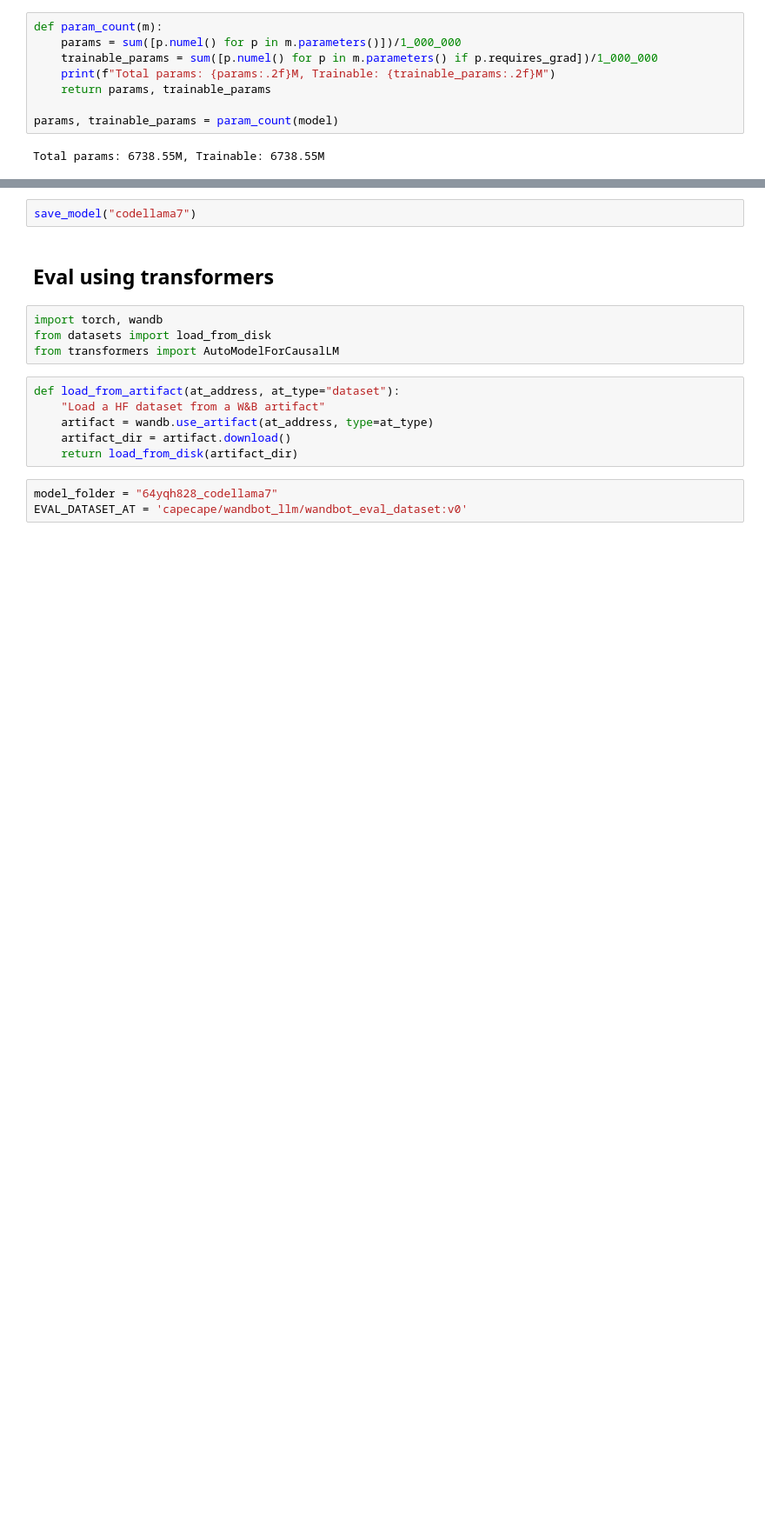
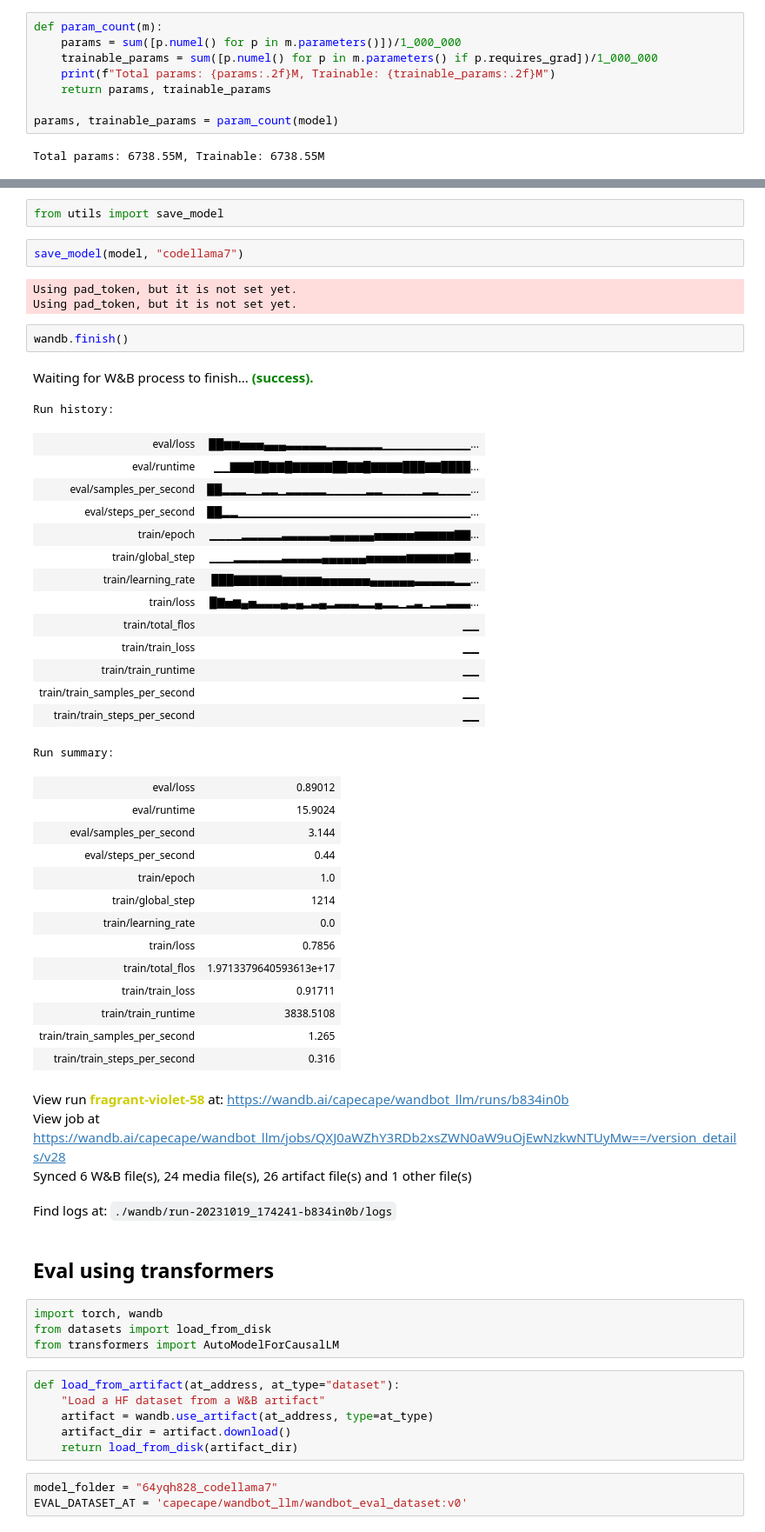
Before and after one commit to tcapelle/wandbot_llm, a Jupyter notebook: 02_instruct.ipynb, the cells around one changed output, grey strips where cells are left out. Shown: that part at 87% size. Drawn from its saved outputs; the diff is of its cells as text; blank space fills up the shorter version.

```diff
--- a/02_instruct.ipynb
+++ b/02_instruct.ipynb
@@ -155,5 +185,46 @@ TrainOutput(global_step=1227, training_loss=0.8360894948559849, metrics={'train_
+# %%
+from utils import save_model
 # %%
-save_model("codellama7")
+save_model(model, "codellama7")
+# %% [output]
+Using pad_token, but it is not set yet.
+Using pad_token, but it is not set yet.
+# %%
+wandb.finish()
+# %% [output]
+Waiting for W&B process to finish... (success).
+Run history:
+| eval/loss | ██▆▆▅▅▅▄▄▄▃▃▃▃▃▂▂▂▂▂▂▂▁▁▁▁▁▁▁▁▁▁▁... |
+| eval/runtime | ▁▁▇▇▇██▇▇█▇▇▇▇▇██▇▇█▇▇▇▇███▇▇████... |
+| eval/samples_per_second | ██▂▂▂▁▁▂▂▁▂▂▂▂▂▁▁▁▁▁▂▂▁▁▁▁▁▂▂▁▁▁▁... |
+| eval/steps_per_second | ██▂▂▁▁▁▁▁▁▁▁▁▁▁▁▁▁▁▁▁▁▁▁▁▁▁▁▁▁▁▁▁... |
+| train/epoch | ▁▁▁▁▂▂▂▂▂▃▃▃▃▃▃▄▄▄▄▄▄▅▅▅▅▅▆▆▆▆▆▇▇... |
+| train/global_step | ▁▁▁▂▂▂▂▂▂▃▃▃▃▃▄▄▄▄▄▄▅▅▅▅▅▆▆▆▆▆▆▇▇... |
+| train/learning_rate | ███▇▇▇▇▇▇▆▆▆▆▆▅▅▅▅▅▅▄▄▄▄▄▄▃▃▃▃▃▂▂... |
+| train/loss | █▇▅▆▄▅▃▃▃▄▃▄▂▃▄▂▃▃▃▂▂▄▂▂▁▂▃▁▂▂▃▃▃... |
+| train/total_flos | ▁▁ |
+| train/train_loss | ▁▁ |
+| train/train_runtime | ▁▁ |
+| train/train_samples_per_second | ▁▁ |
+| train/train_steps_per_second | ▁▁ |
+Run summary:
+| eval/loss | 0.89012 |
+| eval/runtime | 15.9024 |
+| eval/samples_per_second | 3.144 |
+| eval/steps_per_second | 0.44 |
+| train/epoch | 1.0 |
+| train/global_step | 1214 |
+| train/learning_rate | 0.0 |
+| train/loss | 0.7856 |
+| train/total_flos | 1.9713379640593613e+17 |
+| train/train_loss | 0.91711 |
+| train/train_runtime | 3838.5108 |
+| train/train_samples_per_second | 1.265 |
+| train/train_steps_per_second | 0.316 |
+View run fragrant-violet-58 at: https://wandb.ai/capecape/wandbot_llm/runs/b834in0b
+View job at https://wandb.ai/capecape/wandbot_llm/jobs/QXJ0aWZhY3RDb2xsZWN0aW9uOjEwNzkwNTUyMw==/version_details/v28
+Synced 6 W&B file(s), 24 media file(s), 26 artifact file(s) and 1 other file(s)
+Find logs at: ./wandb/run-20231019_174241-b834in0b/logs
 # %% [markdown]
 ## Eval using transformers
 # %%
```
Also changed, not shown: parts of 31 cells of this notebook, 1 other file.
